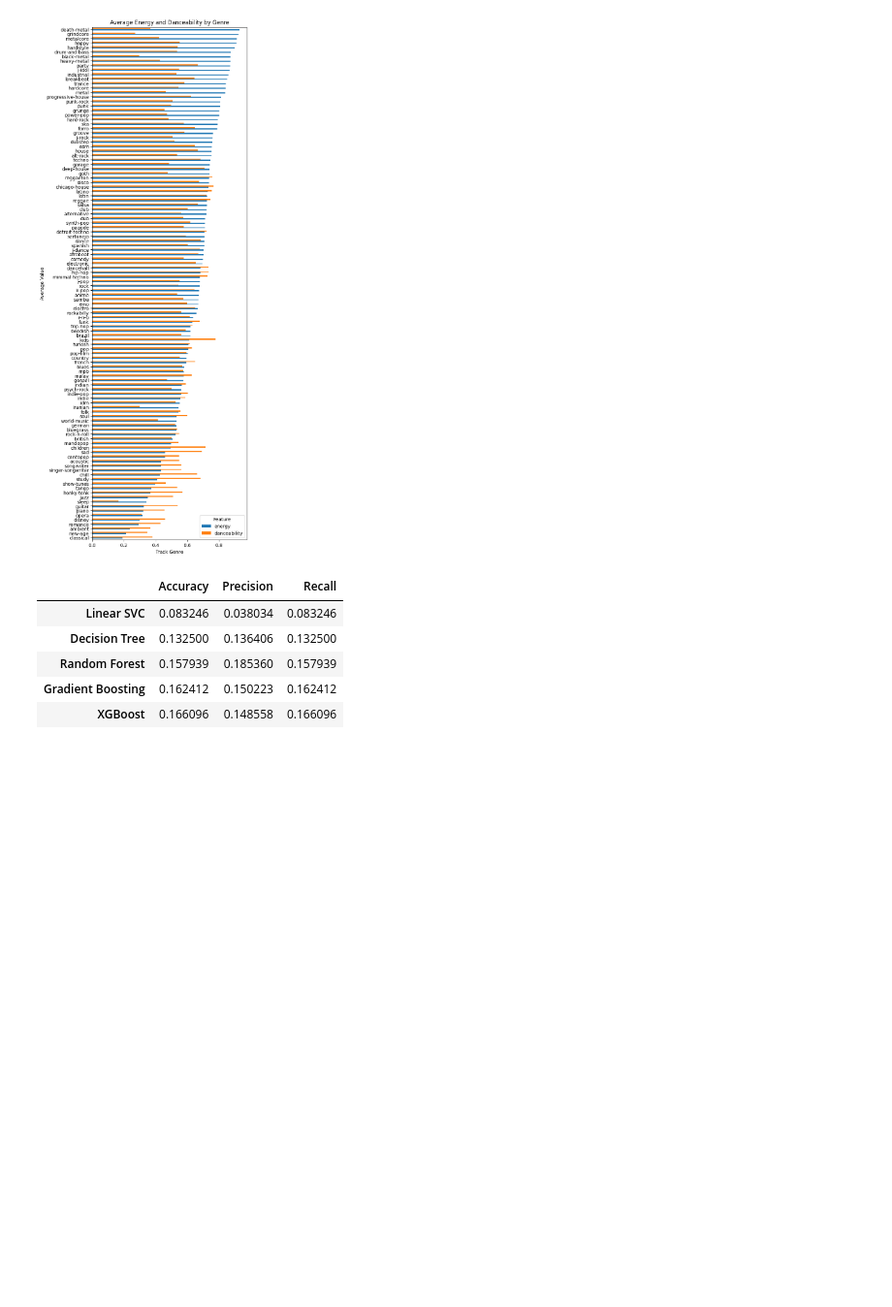
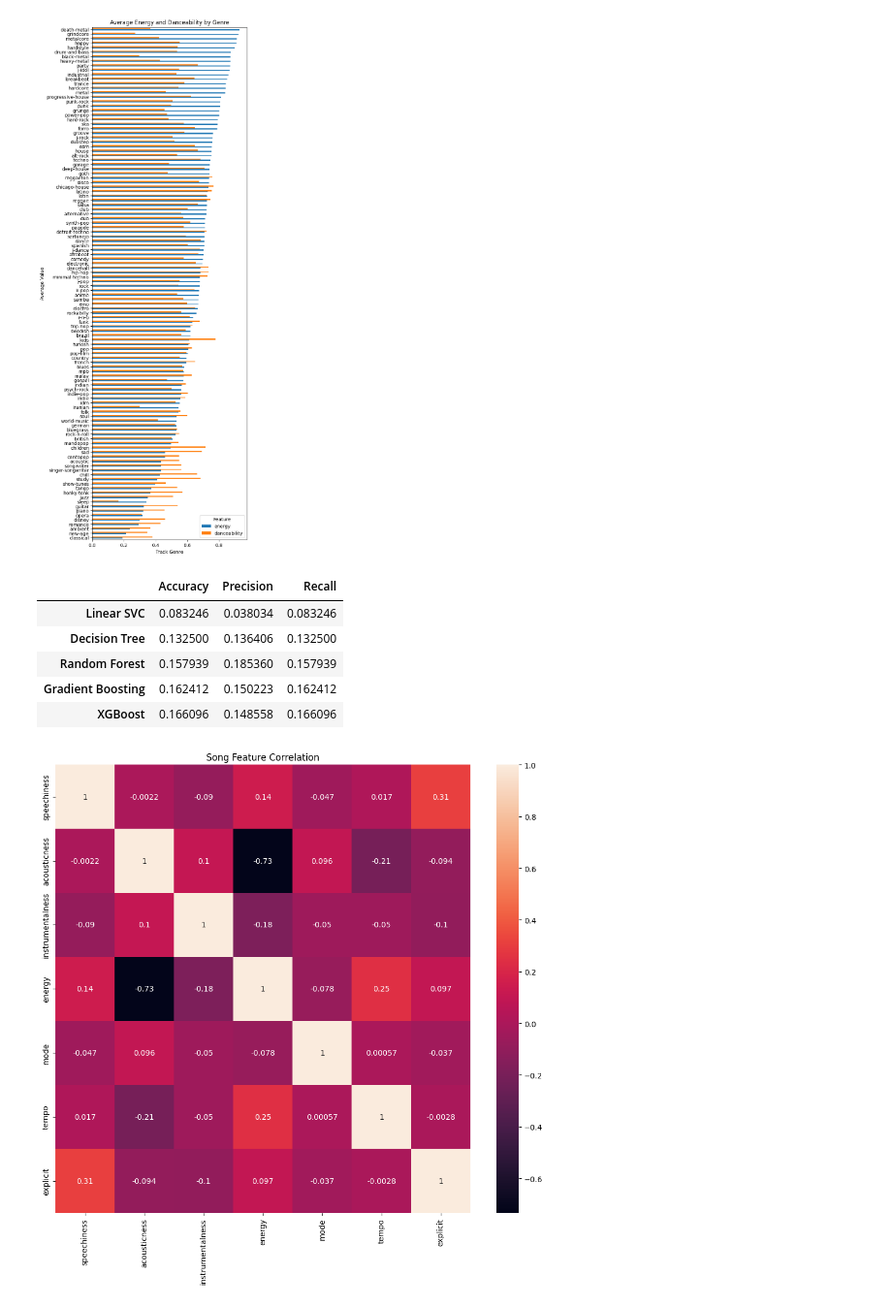
Before and after one commit to sagebushstone/ML_FinalProject, a Jupyter notebook: final_project.ipynb, the cells around one changed output. Shown at 97% size. Drawn from its saved outputs; the diff is of its cells as text; code cells hidden in the pictures; blank space fills up the shorter version.

Commit message:
added updated heatmap at the bottom with used features

```diff
--- a/final_project.ipynb
+++ b/final_project.ipynb
@@ -154,3 +154,11 @@ display(df_model)
 | Random Forest | 0.157939 | 0.185360 | 0.157939 |
 | Gradient Boosting | 0.162412 | 0.150223 | 0.162412 |
 | XGBoost | 0.166096 | 0.148558 | 0.166096 |
+# %%
+corr = spotify_reduced_df[num_features + cat_features].corr()
+f,ax= plt.subplots(figsize=(10,10))
+sns.heatmap(corr,vmax=1,annot=True)
+plt.title("Song Feature Correlation")
+f.tight_layout()
+# %% [output]
+[figure, added]
```
